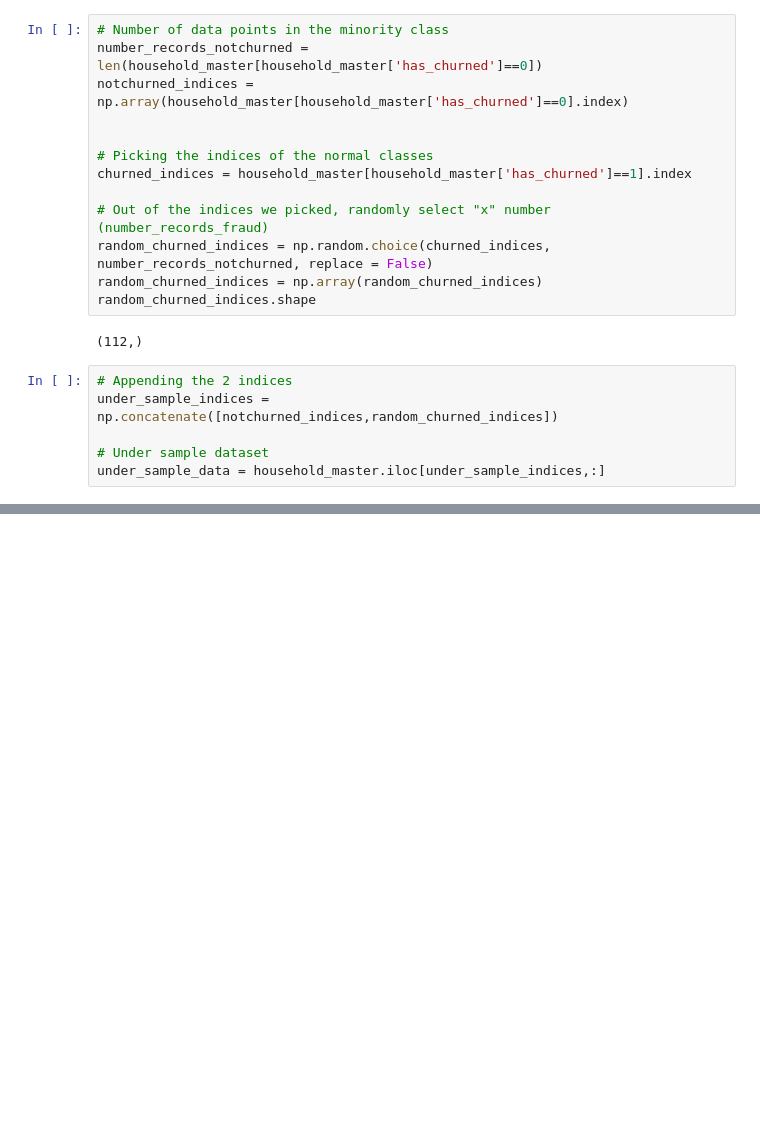
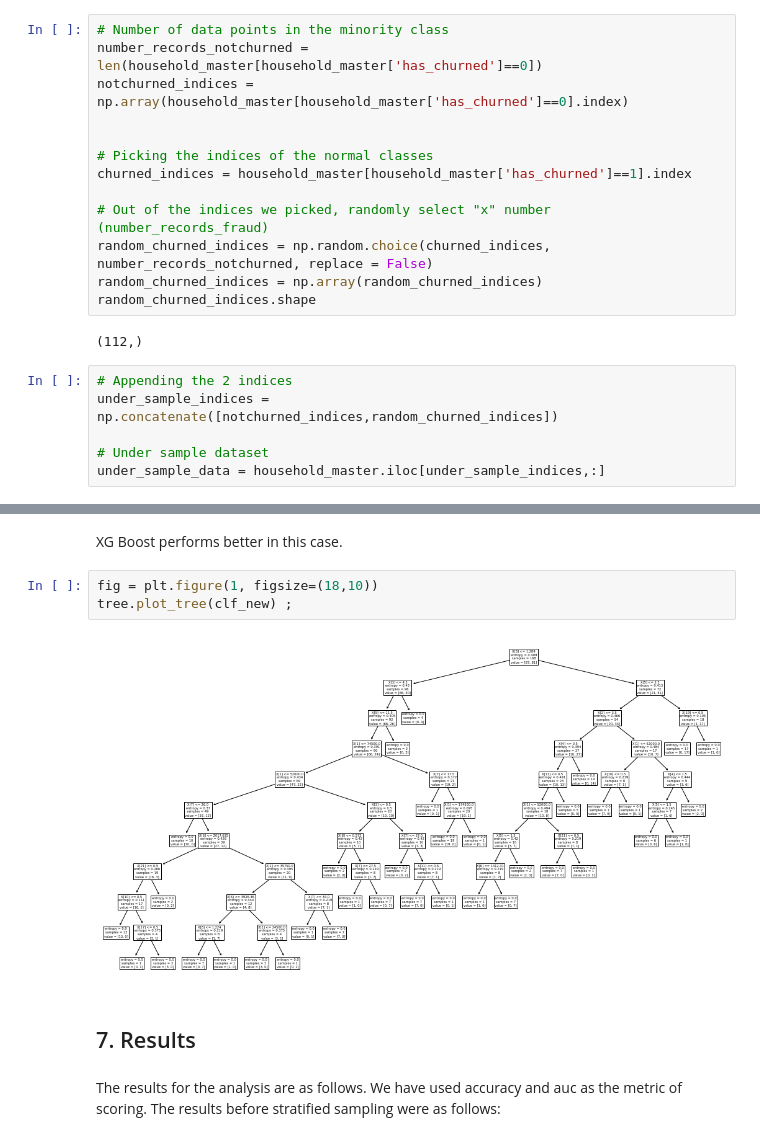
Before and after one commit to ambita20/Customer-Engagement-Python-Project, a Jupyter notebook: PythonProject.ipynb, the cells around one changed output, grey strips where cells are left out. Saved outputs shown, nothing was run; the diff lists cells and outputs as text; blank space fills up the shorter version.

Commit message:
Results

```diff
--- a/PythonProject.ipynb
+++ b/PythonProject.ipynb
@@ -618,0 +612,12 @@ weighted avg       0.70      0.70      0.70        56
+# %% [markdown]
+XG Boost performs better in this case.
+# %%
+fig = plt.figure(1, figsize=(18,10))
+tree.plot_tree(clf_new) ;
+# %% [output]
+[figure, added]
+# %% [markdown]
+## 7. Results
+# %% [markdown]
+The results for the analysis are as follows. We have used accuracy and auc as the metric of scoring.
+The results before stratified sampling were as follows:
```
Also changed, not shown: parts of 28 cells of this notebook.
